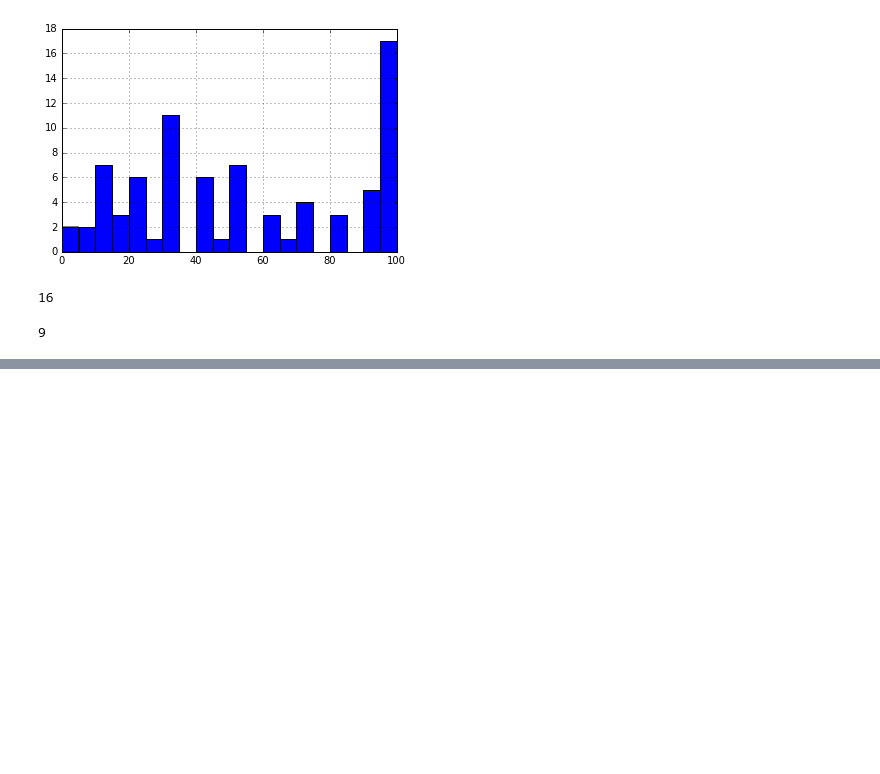
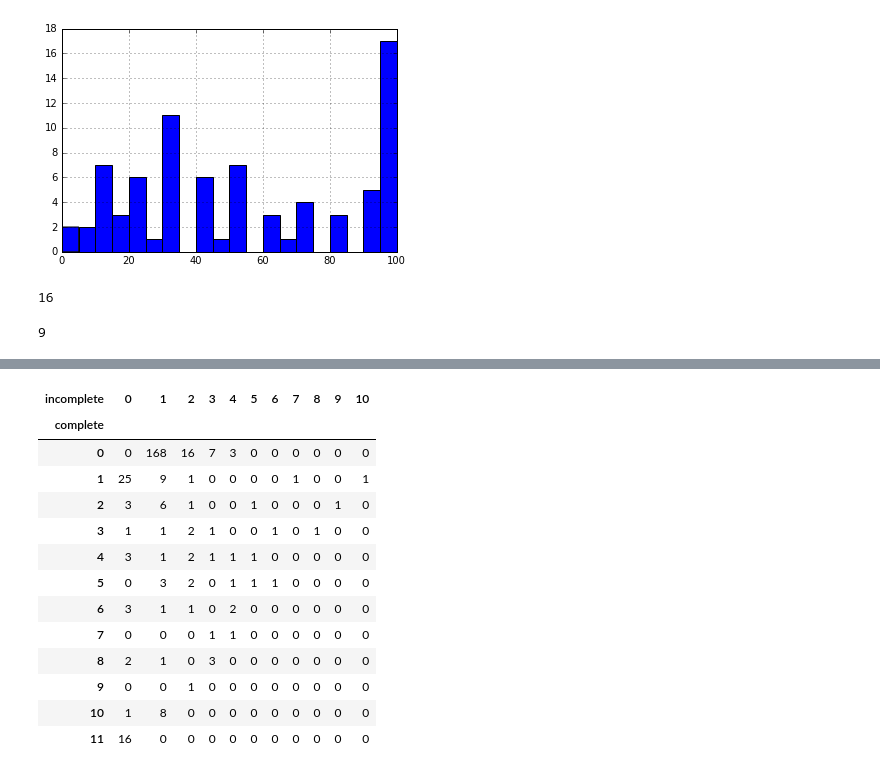
Before and after one commit to NeilNjae/ou-summer-of-code-2017, a Jupyter notebook: data-analysis/task-analysis.ipynb, the cells around one changed output, grey strips where cells are left out. Drawn from its saved outputs; the diff is of its cells as text; code cells hidden in the pictures; blank space fills up the shorter version.

Commit message:
Updated data

```diff
--- a/data-analysis/task-analysis.ipynb
+++ b/data-analysis/task-analysis.ipynb
@@ -1198,0 +1194,13 @@ winners = random.sample([pi for pi in july_scores if july_scores[pi] >= 80 if ju
+# %%
+score_counts = {pi:
+                {'complete': sum(1 for g in participant_best_grades[pi].values() if g != '-'),
+                 'incomplete': sum(1 for g in participant_best_grades[pi].values() if g == '-')}
+               for pi in participant_best_grades}
+score_counts;
+# %%
+cic = pd.DataFrame([{'complete': complete, 'incomplete': incomplete, 'count': count}
+              for (complete, incomplete), count
+              in collections.Counter(
+    (score_counts[pi]['complete'], score_counts[pi]['incomplete'])
+    for pi in score_counts).items()])
+cic
@@ -1198,0 +1225,17 @@ winners = random.sample([pi for pi in july_scores if july_scores[pi] >= 80 if ju
+# %%
+cic.pivot(index='complete', columns='incomplete', values='count').fillna(0).astype(int)
+# %% [output]
+| incomplete | 0 | 1 | 2 | 3 | 4 | 5 | 6 | 7 | 8 | 9 | 10 |
+| complete |  |  |  |  |  |  |  |  |  |  |  |
+| 0 | 0 | 168 | 16 | 7 | 3 | 0 | 0 | 0 | 0 | 0 | 0 |
+| 1 | 25 | 9 | 1 | 0 | 0 | 0 | 0 | 1 | 0 | 0 | 1 |
+| 2 | 3 | 6 | 1 | 0 | 0 | 1 | 0 | 0 | 0 | 1 | 0 |
+| 3 | 1 | 1 | 2 | 1 | 0 | 0 | 1 | 0 | 1 | 0 | 0 |
+| 4 | 3 | 1 | 2 | 1 | 1 | 1 | 0 | 0 | 0 | 0 | 0 |
+| 5 | 0 | 3 | 2 | 0 | 1 | 1 | 1 | 0 | 0 | 0 | 0 |
+| 6 | 3 | 1 | 1 | 0 | 2 | 0 | 0 | 0 | 0 | 0 | 0 |
+| 7 | 0 | 0 | 0 | 1 | 1 | 0 | 0 | 0 | 0 | 0 | 0 |
+| 8 | 2 | 1 | 0 | 3 | 0 | 0 | 0 | 0 | 0 | 0 | 0 |
+| 9 | 0 | 0 | 1 | 0 | 0 | 0 | 0 | 0 | 0 | 0 | 0 |
+| 10 | 1 | 8 | 0 | 0 | 0 | 0 | 0 | 0 | 0 | 0 | 0 |
+| 11 | 16 | 0 | 0 | 0 | 0 | 0 | 0 | 0 | 0 | 0 | 0 |
```
Also changed, not shown: parts of 68 cells of this notebook, 6 other files.
